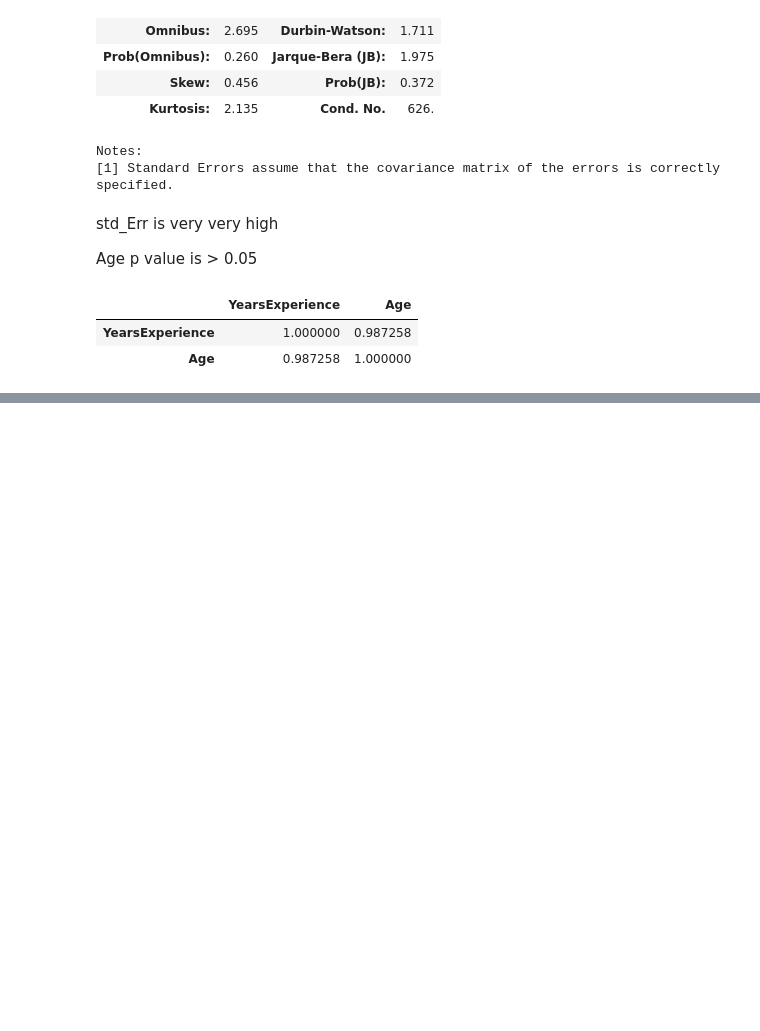
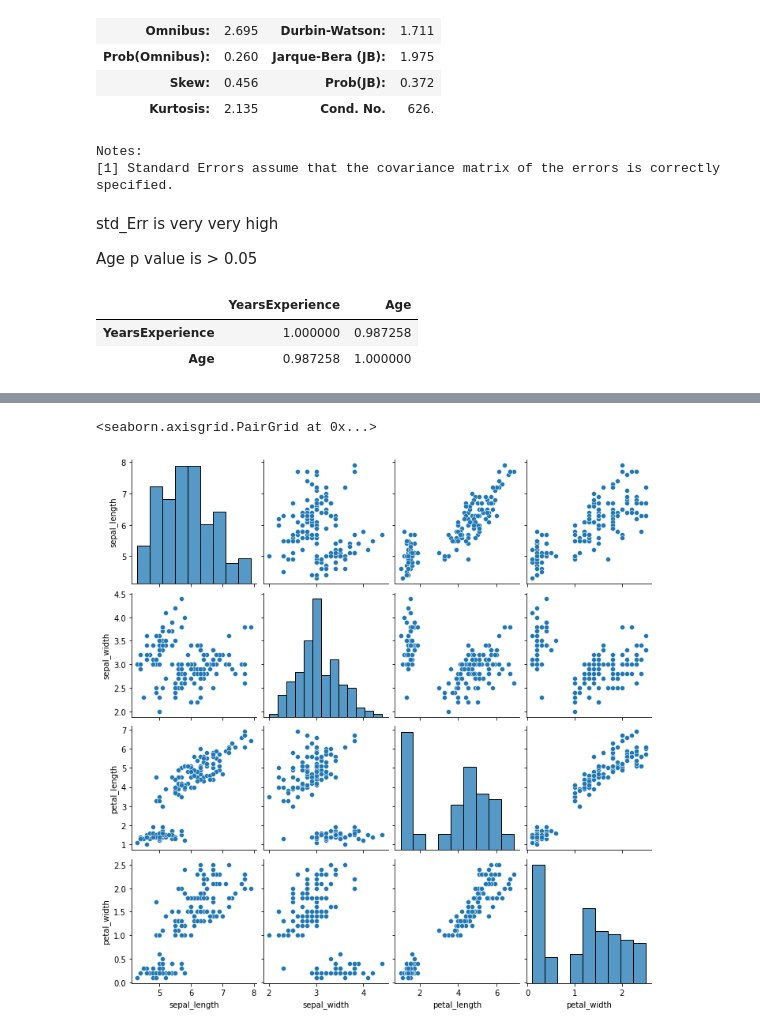
Before and after one commit to LuckyRathod/DataScience, a Jupyter notebook: P5 - Machine Learning/Complete_MachineLearning_Practical.ipynb, the cells around one changed output, grey strips where cells are left out. Cells and saved outputs as stored; diff of their text form; code cells hidden in the pictures; blank space fills up the shorter version.

```diff
--- a/P5 - Machine Learning/Complete_MachineLearning_Practical.ipynb
+++ b/P5 - Machine Learning/Complete_MachineLearning_Practical.ipynb
@@ -299,0 +460,4 @@ X.iloc[:,1:].corr() ## Age and Experience is having 98% correlation,We will remo
+# %%
+import seaborn as sns
+df = sns.load_dataset('iris')
+df.shape
@@ -299,0 +474,5 @@ X.iloc[:,1:].corr() ## Age and Experience is having 98% correlation,We will remo
+# %%
+sns.pairplot(df)
+# %% [output]
+<seaborn.axisgrid.PairGrid at 0x...>
+[figure, added]
```
Also changed, not shown: parts of 43 cells of this notebook.
